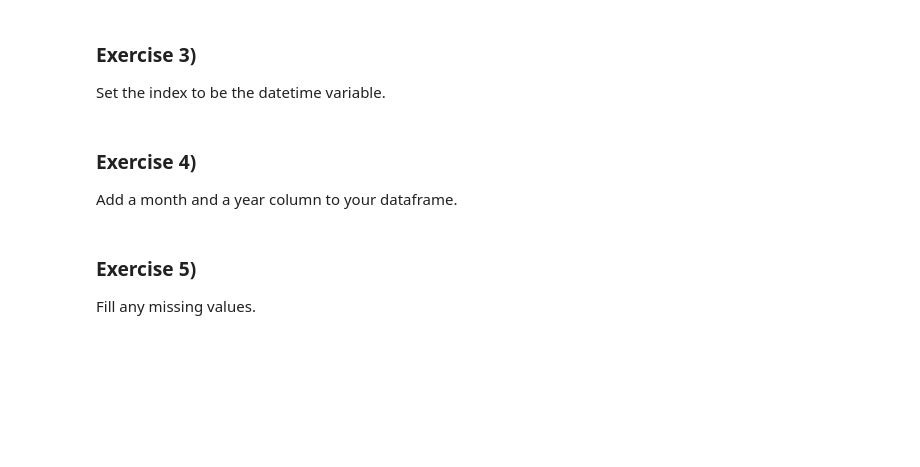
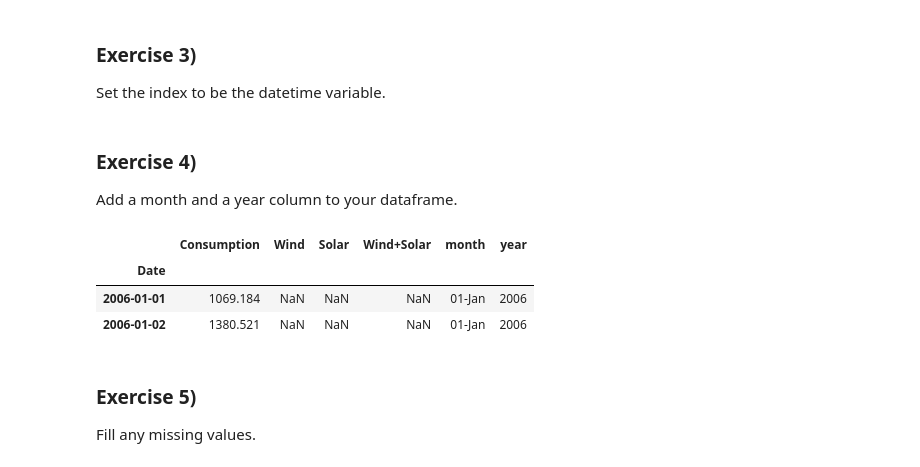
Before and after one commit to jeneyring/time-series-exercises, a Jupyter notebook: prepare_exercises.ipynb, the cells around one changed output. Saved outputs shown, nothing was run; the diff lists cells and outputs as text; code cells hidden in the pictures; blank space fills up the shorter version.

```diff
--- a/prepare_exercises.ipynb
+++ b/prepare_exercises.ipynb
@@ -129,3 +166,10 @@ Add a month and a year column to your dataframe.
+# %%
+df_ops.head(2)
+# %% [output]
+|  | Consumption | Wind | Solar | Wind+Solar | month | year |
+| Date |  |  |  |  |  |  |
+| 2006-01-01 | 1069.184 | NaN | NaN | NaN | 01-Jan | 2006 |
+| 2006-01-02 | 1380.521 | NaN | NaN | NaN | 01-Jan | 2006 |
 # %% [markdown]
 ### Exercise 5)
 Fill any missing values.
```
Also changed, not shown: parts of 14 cells of this notebook, 2 other files.
